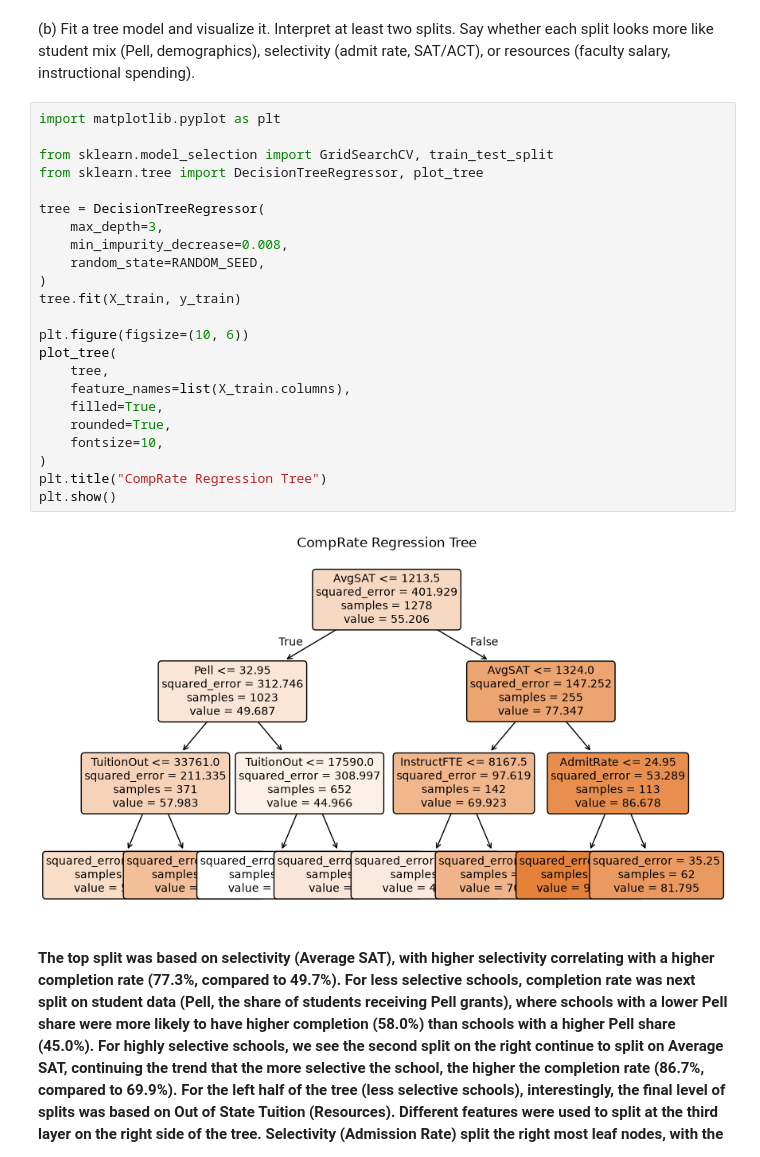
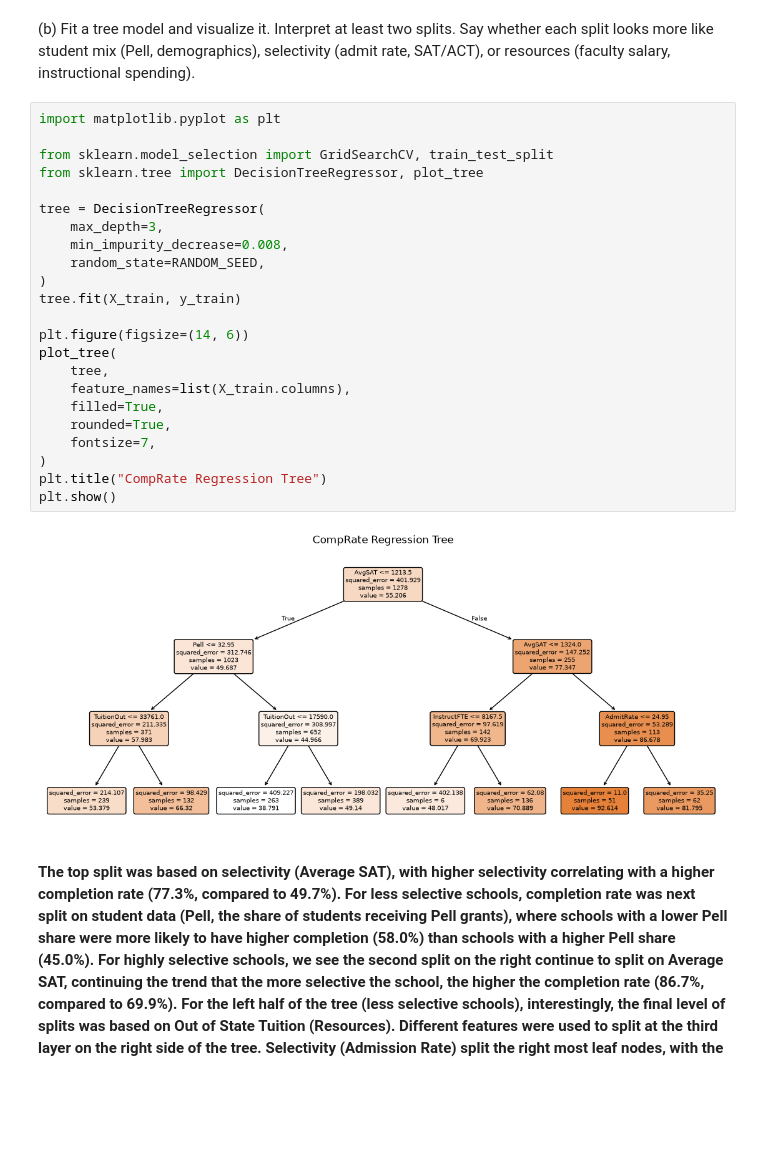
Before and after one commit to uiuc-msynowiec/cs598_psl, a Jupyter notebook: CodingAssignments/CA3/CS598_PSL_CA_3.ipynb, the cells around one changed output. Cells and saved outputs as stored; diff of their text form; blank space fills up the shorter version.

Commit message:
tree plot sizing from main, regenerated html and pdf

```diff
--- a/CodingAssignments/CA3/CS598_PSL_CA_3.ipynb
+++ b/CodingAssignments/CA3/CS598_PSL_CA_3.ipynb
@@ -194,28 +194,28 @@ Index(['Control', 'Region', 'Locale'], dtype='str')
 # %%
 import matplotlib.pyplot as plt
 
 from sklearn.model_selection import GridSearchCV, train_test_split
 from sklearn.tree import DecisionTreeRegressor, plot_tree
 
 tree = DecisionTreeRegressor(
     max_depth=3,
     min_impurity_decrease=0.008,
     random_state=RANDOM_SEED,
 )
 tree.fit(X_train, y_train)
 
-plt.figure(figsize=(10, 6))
+plt.figure(figsize=(14, 6))
 plot_tree(
     tree,
     feature_names=list(X_train.columns),
     filled=True,
     rounded=True,
-    fontsize=10,
+    fontsize=7,
 )
 plt.title("CompRate Regression Tree")
 plt.show()
 # %% [output]
-[figure, old version]
+[figure, new version]
 # %% [markdown]
 **The top split was based on selectivity (Average SAT), with higher selectivity correlating with a higher completion rate (77.3%, compared to 49.7%). For less selective schools, completion rate was next split on student data (Pell, the share of students receiving Pell grants), where schools with a lower Pell share were more likely to have higher completion (58.0%) than schools with a higher Pell share (45.0%). For highly selective schools, we see the second split on the right continue to split on Average SAT, continuing the trend that the more selective the school, the higher the completion rate (86.7%, compared to 69.9%). For the left half of the tree (less selective schools), interestingly, the final level of splits was based on Out of State Tuition (Resources). Different features were used to split at the third layer on the right side of the tree. Selectivity (Admission Rate) split the right most leaf nodes, with the lowest admission rate group at the far right. The final split, for schools with Average SAT score greater than 1213.5 and less than 1324.0, was Instructional Spending per FTE Student (Resources).**
 # %% [markdown]
```
Also changed, not shown: parts of 1 cell of this notebook, 2 other files.
